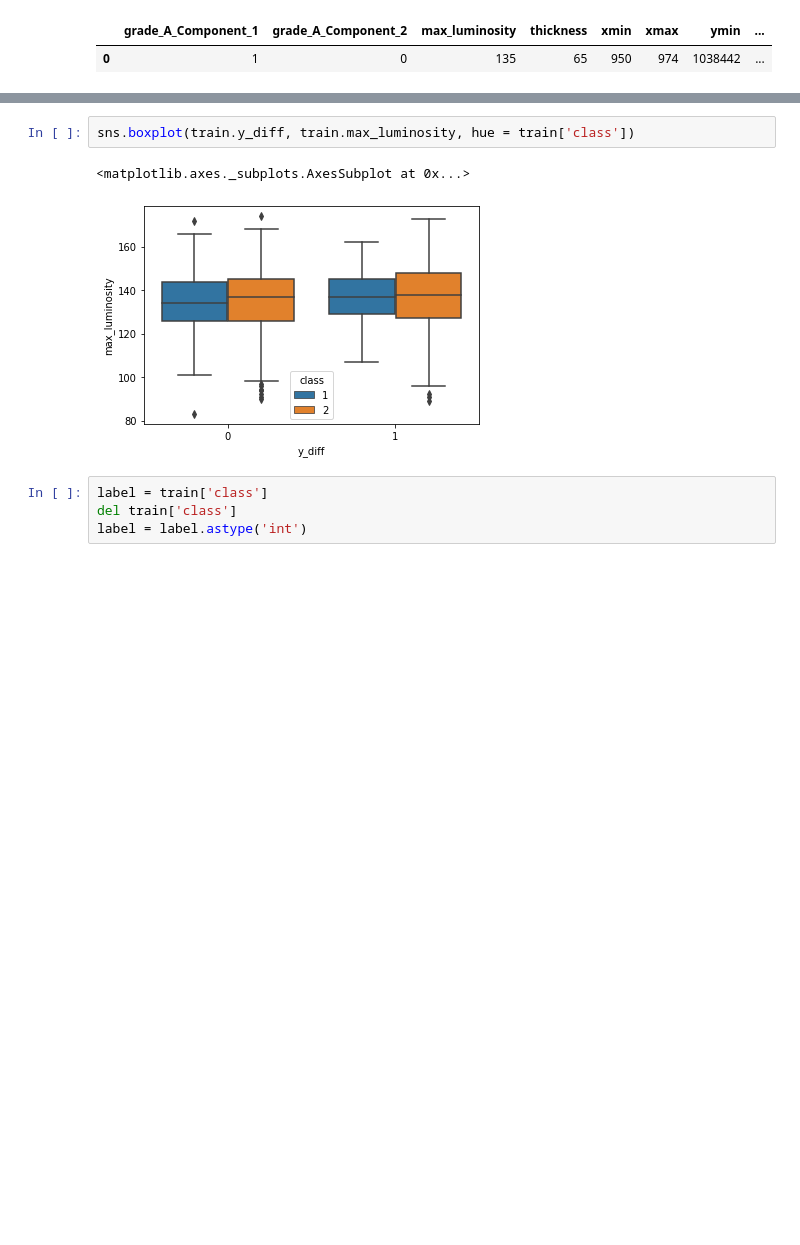
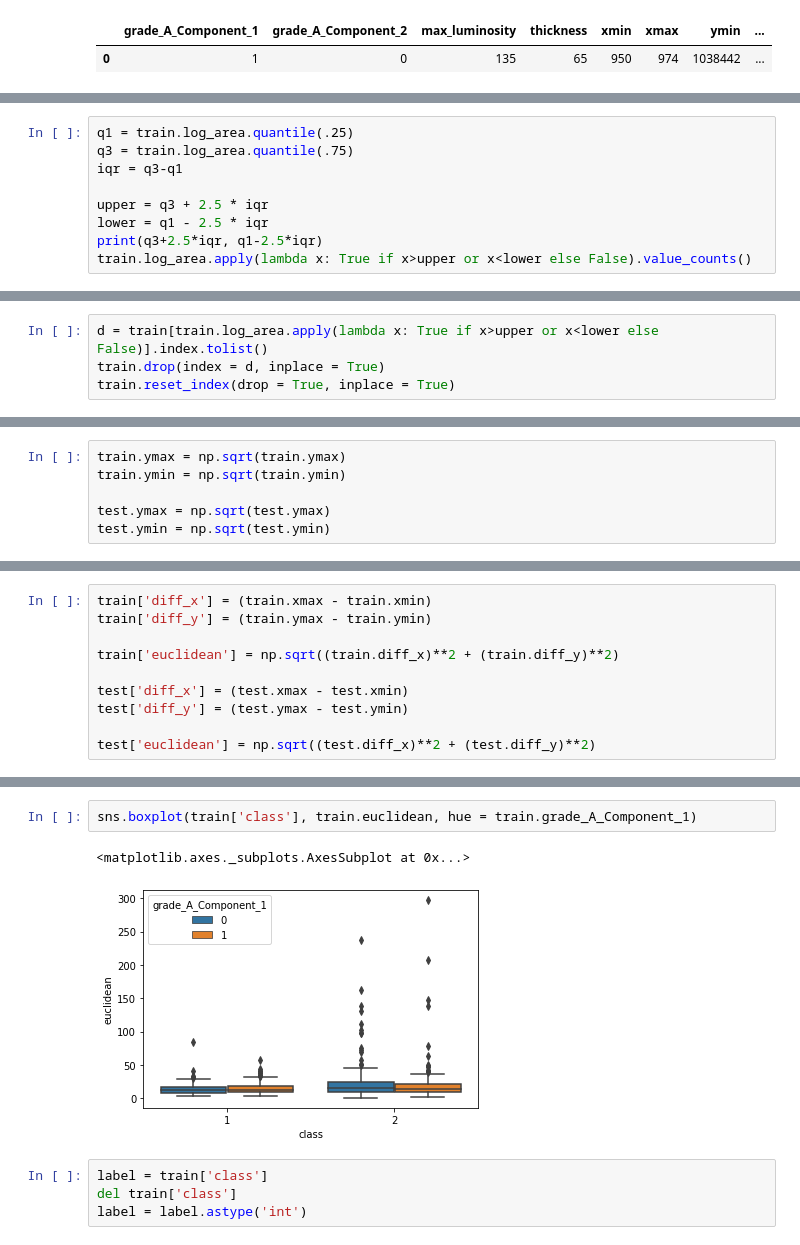
Before and after one commit to RahulGupta16/MachineHack-Glass-Quality-Prediction, a Jupyter notebook: Machinehack Glass Quality prediction.ipynb, the cells around one changed output, grey strips where cells are left out. Cells and saved outputs as stored; diff of their text form; blank space fills up the shorter version.

```diff
--- a/Machinehack Glass Quality prediction.ipynb
+++ b/Machinehack Glass Quality prediction.ipynb
@@ -342,0 +281,9 @@ Name: class, dtype: int64
+# %%
+q1 = train.log_area.quantile(.25)
+q3 = train.log_area.quantile(.75)
+iqr = q3-q1
+
+upper = q3 + 2.5 * iqr
+lower = q1 - 2.5 * iqr
+print(q3+2.5*iqr, q1-2.5*iqr)
+train.log_area.apply(lambda x: True if x>upper or x<lower else False).value_counts()
@@ -342,0 +295,4 @@ Name: class, dtype: int64
+# %%
+d = train[train.log_area.apply(lambda x: True if x>upper or x<lower else False)].index.tolist()
+train.drop(index = d, inplace = True)
+train.reset_index(drop = True, inplace = True)
@@ -342,0 +302,6 @@ Name: class, dtype: int64
+# %%
+train.ymax = np.sqrt(train.ymax)
+train.ymin = np.sqrt(train.ymin)
+
+test.ymax = np.sqrt(test.ymax)
+test.ymin = np.sqrt(test.ymin)
@@ -342,0 +313,10 @@ Name: class, dtype: int64
+# %%
+train['diff_x'] = (train.xmax - train.xmin)
+train['diff_y'] = (train.ymax - train.ymin)
+
+train['euclidean'] = np.sqrt((train.diff_x)**2 + (train.diff_y)**2)
+
+test['diff_x'] = (test.xmax - test.xmin)
+test['diff_y'] = (test.ymax - test.ymin)
+
+test['euclidean'] = np.sqrt((test.diff_x)**2 + (test.diff_y)**2)
@@ -343,8 +328,8 @@ Name: class, dtype: int64
 # %%
-sns.boxplot(train.y_diff, train.max_luminosity, hue = train['class'])
+sns.boxplot(train['class'], train.euclidean, hue = train.grade_A_Component_1)
 # %% [output]
 <matplotlib.axes._subplots.AxesSubplot at 0x...>
-[figure, old version]
+[figure, new version]
 # %%
 label = train['class']
 del train['class']
```
Also changed, not shown: parts of 61 cells of this notebook, 4 other files.
